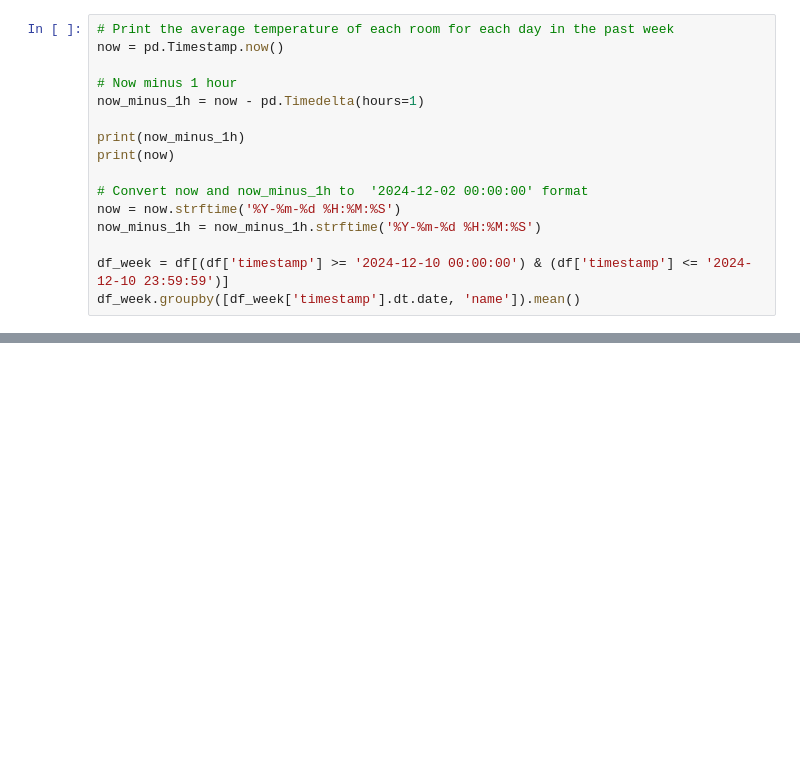
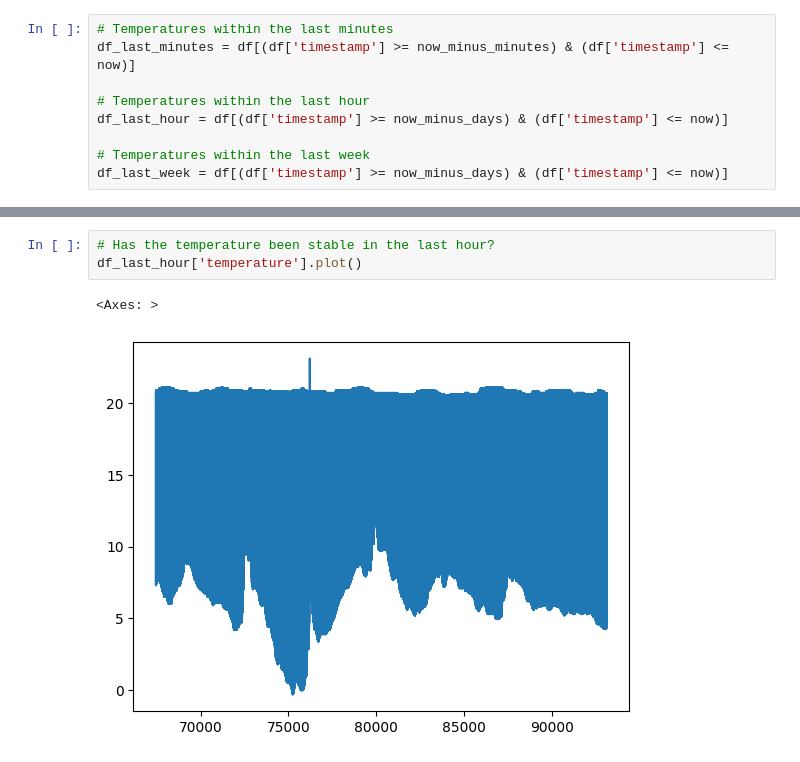
Before and after one commit to MathieuGood/temperature_stats, a Jupyter notebook: temp_stats_notebook.ipynb, the cells around one changed output, grey strips where cells are left out. Drawn from its saved outputs; the diff is of its cells as text; blank space fills up the shorter version.

```diff
--- a/temp_stats_notebook.ipynb
+++ b/temp_stats_notebook.ipynb
@@ -27,16 +27,9 @@ See the caveats in the documentation: https://pandas.pydata.org/pandas-docs/stab
 # %%
-# Print the average temperature of each room for each day in the past week
-now = pd.Timestamp.now()
+# Temperatures within the last minutes
+df_last_minutes = df[(df['timestamp'] >= now_minus_minutes) & (df['timestamp'] <= now)]
 
-# Now minus 1 hour
-now_minus_1h = now - pd.Timedelta(hours=1)
+# Temperatures within the last hour
+df_last_hour = df[(df['timestamp'] >= now_minus_days) & (df['timestamp'] <= now)]
 
-print(now_minus_1h)
-print(now)
-
-# Convert now and now_minus_1h to  '2024-12-02 00:00:00' format
-now = now.strftime('%Y-%m-%d %H:%M:%S')
-now_minus_1h = now_minus_1h.strftime('%Y-%m-%d %H:%M:%S')
-
-df_week = df[(df['timestamp'] >= '2024-12-10 00:00:00') & (df['timestamp'] <= '2024-12-10 23:59:59')]
-df_week.groupby([df_week['timestamp'].dt.date, 'name']).mean()
+# Temperatures within the last week
+df_last_week = df[(df['timestamp'] >= now_minus_days) & (df['timestamp'] <= now)]
@@ -49,0 +66,6 @@ df_week.groupby([df_week['timestamp'].dt.date, 'name']).mean()
+# %%
+# Has the temperature been stable in the last hour?
+df_last_hour['temperature'].plot()
+# %% [output]
+<Axes: >
+[figure, added]
```
Also changed, not shown: parts of 8 cells of this notebook.
